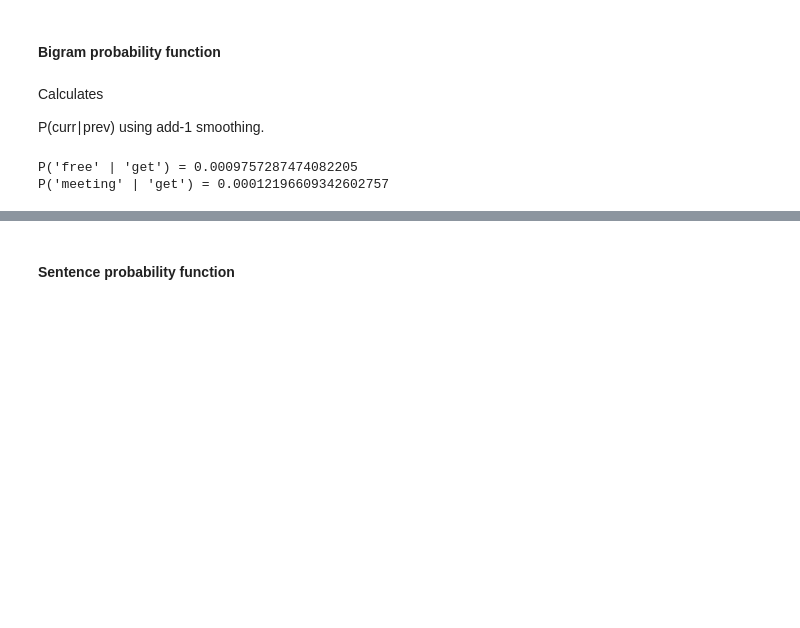
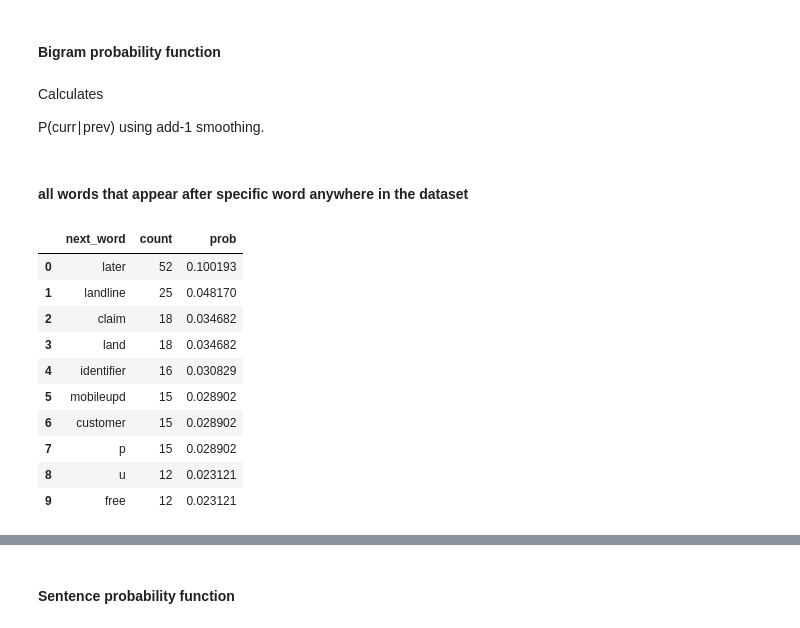
Before and after one commit to Mennah-Elsheikh/spam_detection, a Jupyter notebook: spam_detection.ipynb, the cells around one changed output, grey strips where cells are left out. Drawn from its saved outputs; the diff is of its cells as text; code cells hidden in the pictures; blank space fills up the shorter version.

Commit message:
add get_next_words_df fuction

```diff
--- a/spam_detection.ipynb
+++ b/spam_detection.ipynb
@@ -267,8 +282,52 @@ P(curr∣prev) using add-1 smoothing.
 # %%
 def bigram_prob(prev, curr):
     return (bigram_counts[prev][curr] + 1) / (unigram_counts[prev] + vocab_size)
-print("P('free' | 'get') =", bigram_prob('get', 'free'))
-print("P('meeting' | 'get') =", bigram_prob('get', 'meeting'))
-# %% [output]
-P('free' | 'get') = 0.0009757287474082205
-P('meeting' | 'get') = 0.00012196609342602757
+# %% [markdown]
+#### all words that appear after specific word anywhere in the dataset
+# %%
+import pandas as pd
+
+def get_next_words_df(word, bigram_counts, unigram_counts):
+    """
+    Returns a pandas DataFrame containing:
+      next_word | count | prob
+    Sorted by frequency (count) descending.
+    """
+    # If the word does not exist in bigram dictionary
+    if word not in bigram_counts:
+        return pd.DataFrame(columns=["next_word", "count", "prob"])
+
+    next_words = bigram_counts[word]   # {word: count}
+    total = sum(next_words.values())   # total frequency of "word" as previous token
+
+    data = []
+    for w2, count in next_words.items():
+        data.append({
+            "next_word": w2,
+            "count": count,
+            "prob": count / total
+        })
+
+    df = pd.DataFrame(data)
+    df = df.sort_values(by="count", ascending=False).reset_index(drop=True)
+    return df
+# %%
+# Get top words after "call"
+top_words_after_call = get_next_words_df("call", bigram_counts, unigram_counts)
+
+# Keep only top 10
+top_10_df = top_words_after_call.head(10)
+
+top_10_df
+# %% [output]
+|  | next_word | count | prob |
+| 0 | later | 52 | 0.100193 |
+| 1 | landline | 25 | 0.048170 |
+| 2 | claim | 18 | 0.034682 |
+| 3 | land | 18 | 0.034682 |
+| 4 | identifier | 16 | 0.030829 |
+| 5 | mobileupd | 15 | 0.028902 |
+| 6 | customer | 15 | 0.028902 |
+| 7 | p | 15 | 0.028902 |
+| 8 | u | 12 | 0.023121 |
+| 9 | free | 12 | 0.023121 |
```
Also changed, not shown: parts of 13 cells of this notebook, 2 other files.
